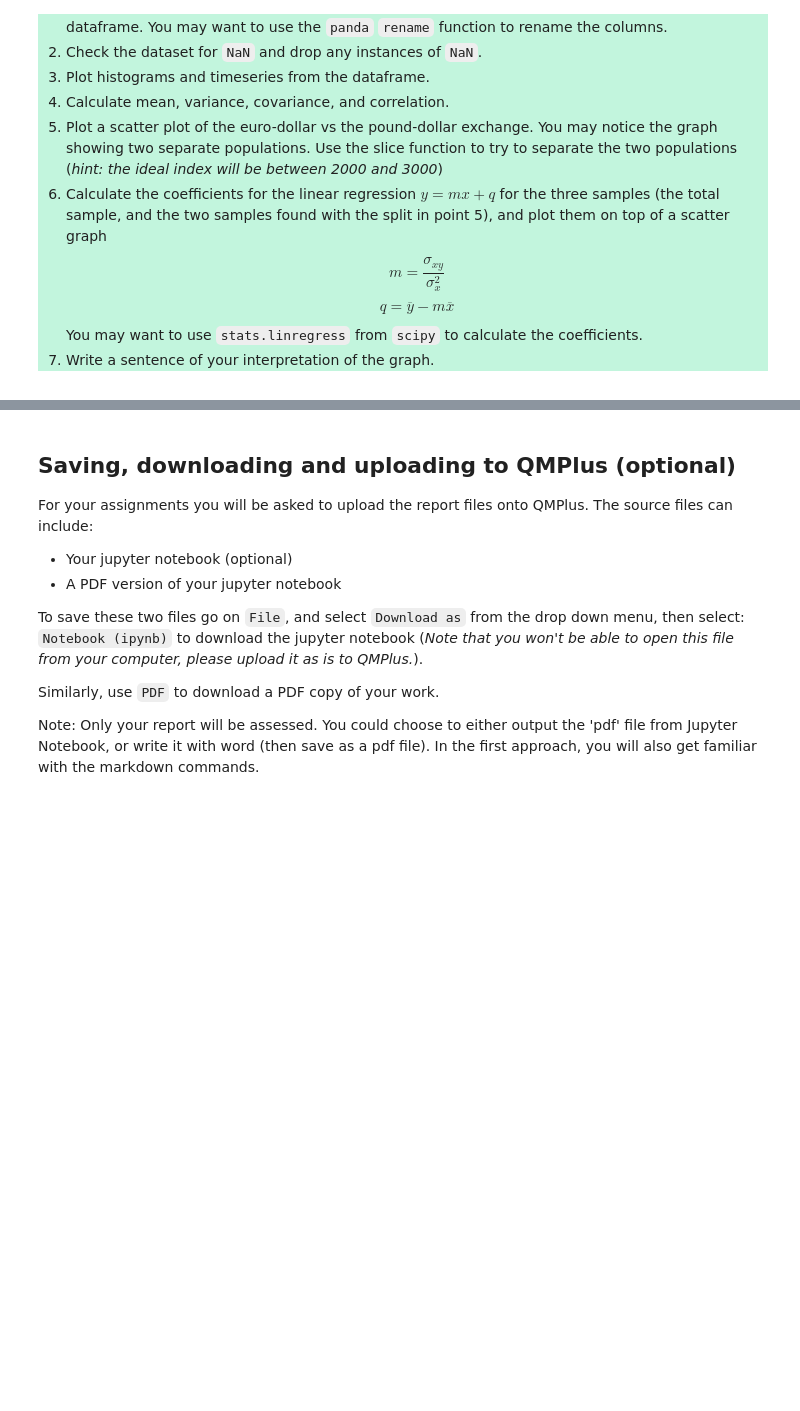
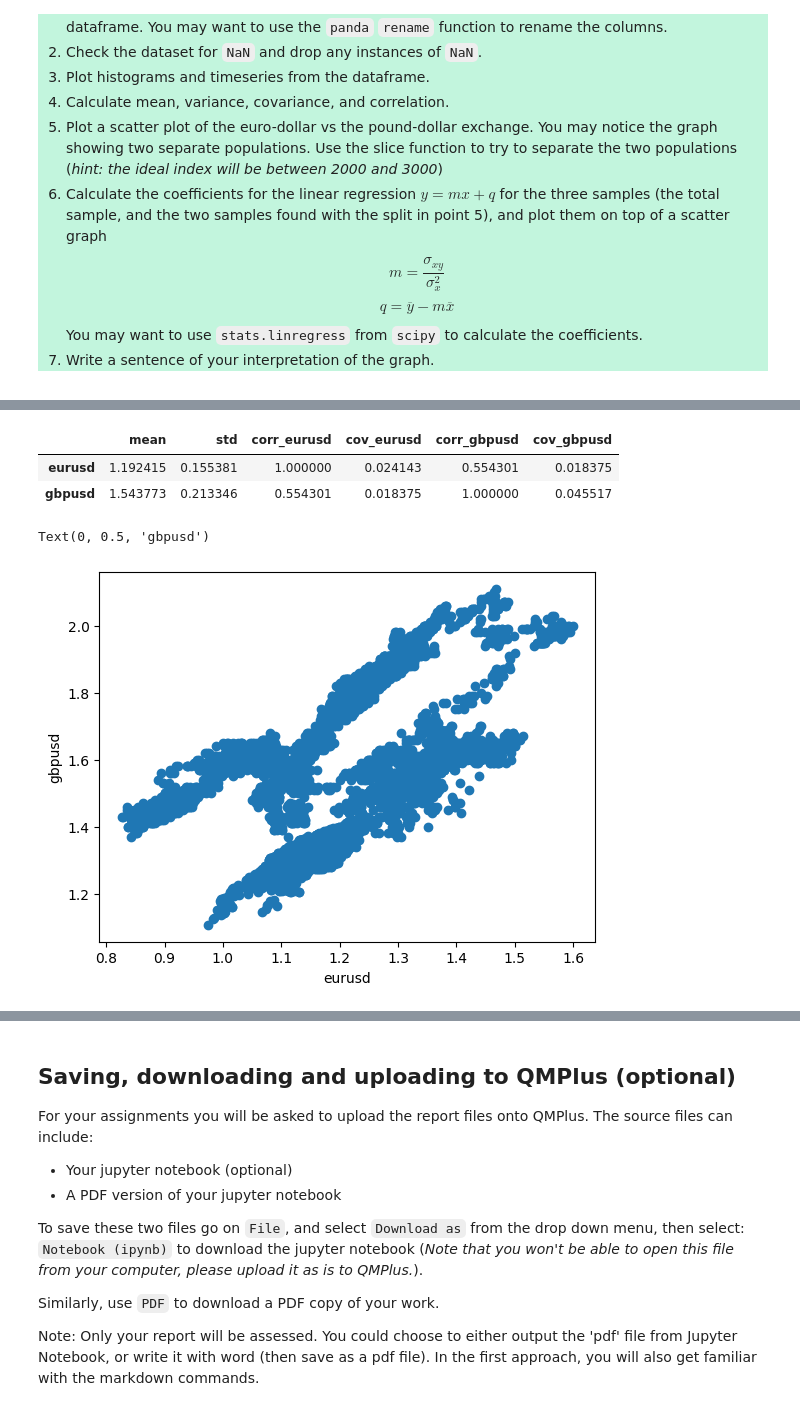
Before and after one commit to k4v1t/machine-and-deep-learning, a Jupyter notebook: week02/Week_2_2025_basics_pandas.ipynb, the cells around one changed output, grey strips where cells are left out. Saved outputs shown, nothing was run; the diff lists cells and outputs as text; code cells hidden in the pictures; blank space fills up the shorter version.

```diff
--- a/week02/Week_2_2025_basics_pandas.ipynb
+++ b/week02/Week_2_2025_basics_pandas.ipynb
@@ -751,0 +794,20 @@ You may want to use `stats.linregress` from `scipy` to calculate the coefficient
+# %%
+summary = pd.DataFrame({
+    'mean': df.mean(),
+    'std': df.std()
+})
+for col in df.columns:
+    summary[f"corr_{col}"] = df.corr()[col]
+    summary[f"cov_{col}"] = df.cov()[col]
+summary
+# %% [output]
+|  | mean | std | corr_eurusd | cov_eurusd | corr_gbpusd | cov_gbpusd |
+| eurusd | 1.192415 | 0.155381 | 1.000000 | 0.024143 | 0.554301 | 0.018375 |
+| gbpusd | 1.543773 | 0.213346 | 0.554301 | 0.018375 | 1.000000 | 0.045517 |
+# %%
+plt.scatter(df['eurusd'], df['gbpusd'])
+plt.xlabel('eurusd')
+plt.ylabel('gbpusd')
+# %% [output]
+Text(0, 0.5, 'gbpusd')
+[figure, added]
```
Also changed, not shown: parts of 6 cells of this notebook.
